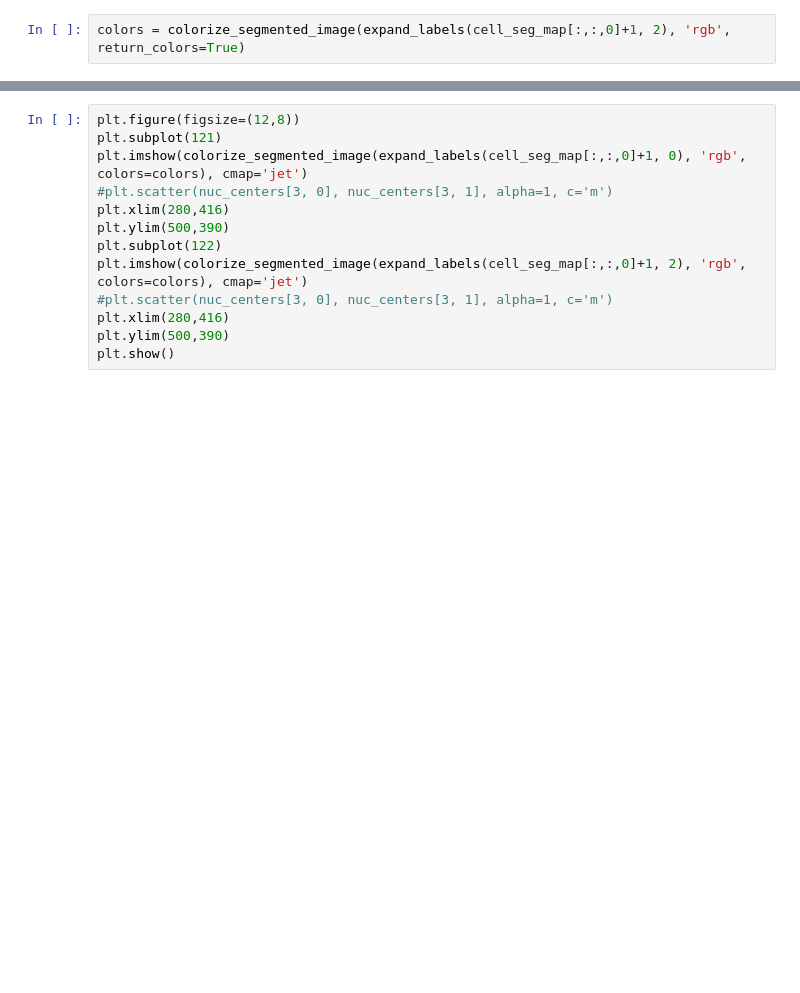
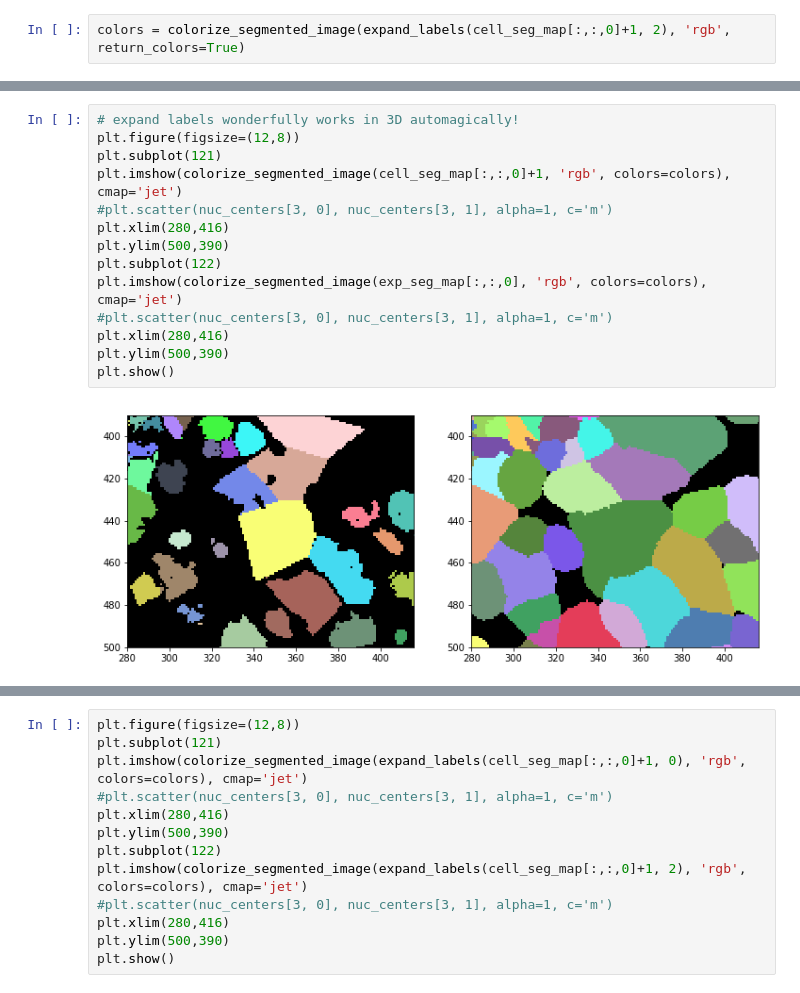
Before and after one commit to ewmaltz/Spatial-Information, a Jupyter notebook: Hippocampus Data Using Expanding Labels 121520.ipynb, the cells around one changed output, grey strips where cells are left out. Drawn from its saved outputs; the diff is of its cells as text; blank space fills up the shorter version.

```diff
--- a/Hippocampus Data Using Expanding Labels 121520.ipynb
+++ b/Hippocampus Data Using Expanding Labels 121520.ipynb
@@ -71,0 +108,16 @@ colors = colorize_segmented_image(expand_labels(cell_seg_map[:,:,0]+1, 2), 'rgb'
+# %%
+# expand labels wonderfully works in 3D automagically!
+plt.figure(figsize=(12,8))
+plt.subplot(121)
+plt.imshow(colorize_segmented_image(cell_seg_map[:,:,0]+1, 'rgb', colors=colors), cmap='jet')
+#plt.scatter(nuc_centers[3, 0], nuc_centers[3, 1], alpha=1, c='m')
+plt.xlim(280,416)
+plt.ylim(500,390)
+plt.subplot(122)
+plt.imshow(colorize_segmented_image(exp_seg_map[:,:,0], 'rgb', colors=colors), cmap='jet')
+#plt.scatter(nuc_centers[3, 0], nuc_centers[3, 1], alpha=1, c='m')
+plt.xlim(280,416)
+plt.ylim(500,390)
+plt.show()
+# %% [output]
+[figure, added]
```
Also changed, not shown: parts of 77 cells of this notebook, 5 other files.
